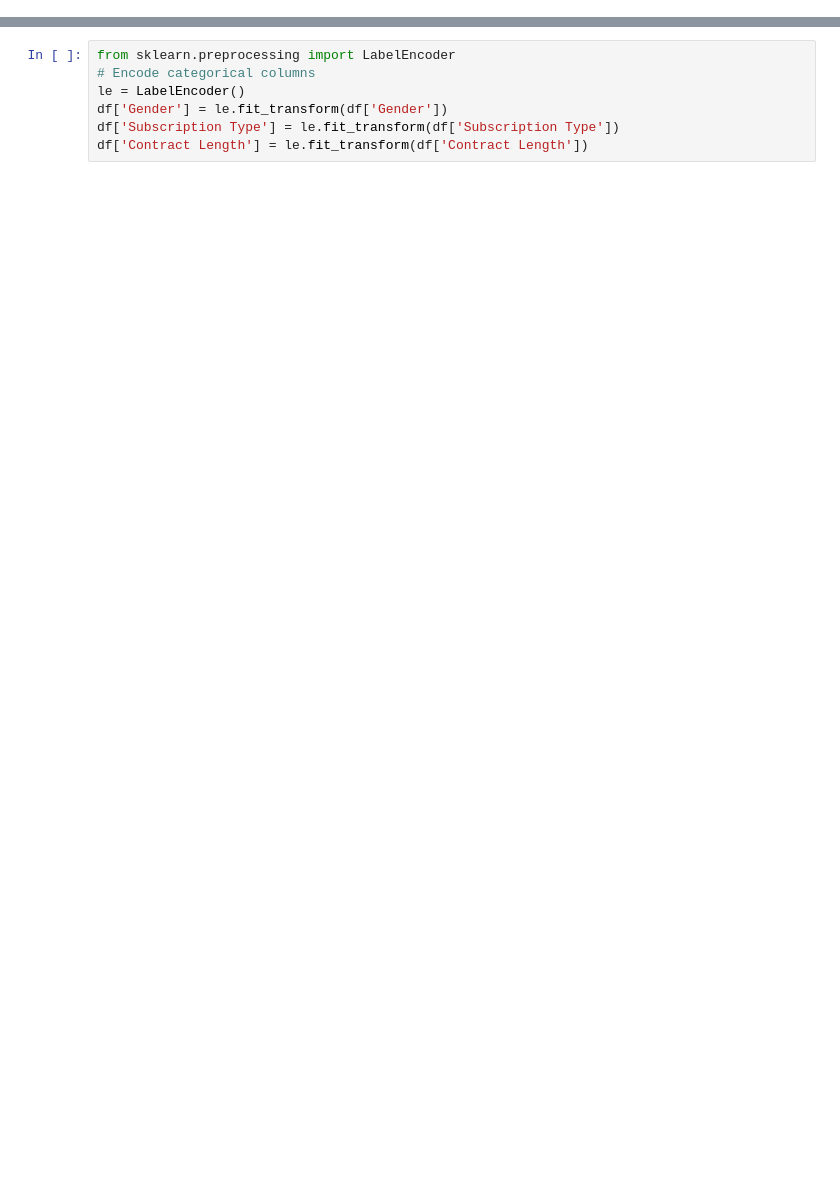
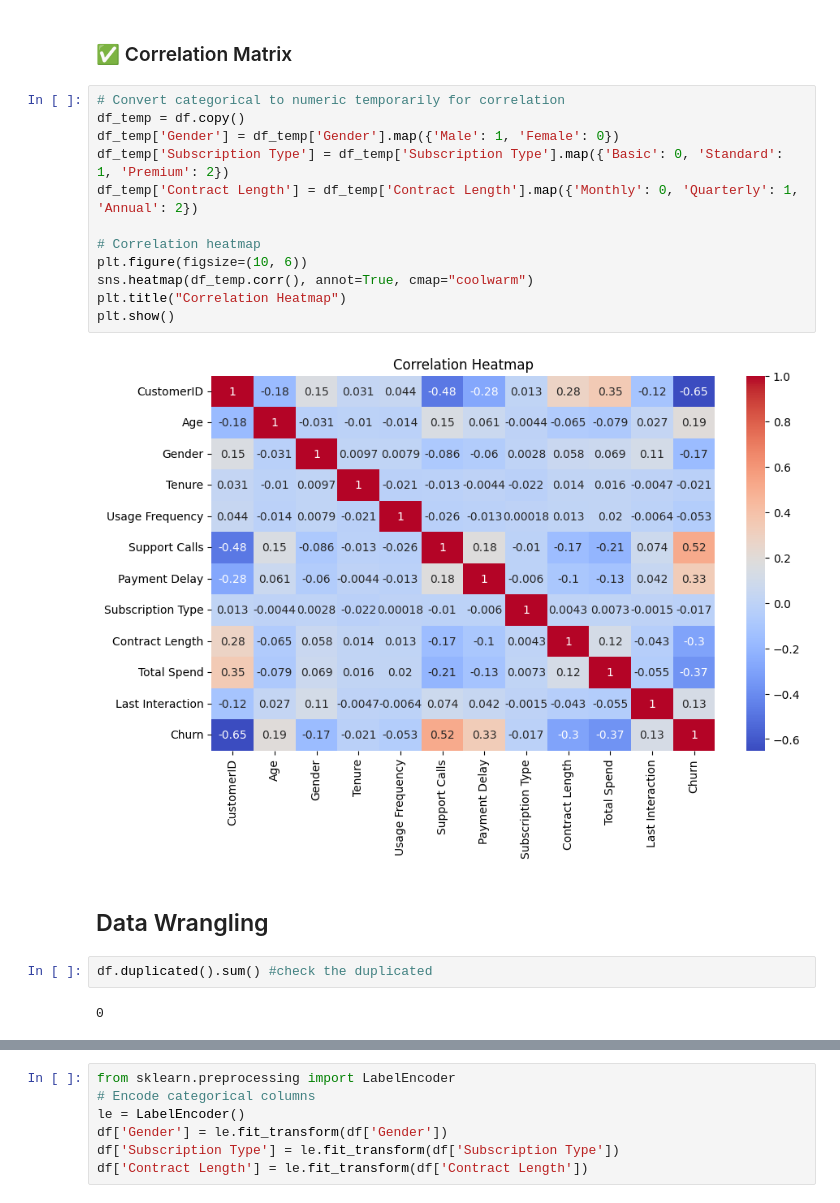
Before and after one commit to Shoaib1-coder/churn_prediction, a Jupyter notebook: churn.ipynb, the cells around one changed output, grey strips where cells are left out. Cells and saved outputs as stored; diff of their text form; blank space fills up the shorter version.

```diff
--- a/churn.ipynb
+++ b/churn.ipynb
@@ -53,0 +149,22 @@ df['Days Since Last Interaction'] = (pd.to_datetime("today") - df['Last Interact
+# %% [markdown]
+### ✅  Correlation Matrix
+# %%
+# Convert categorical to numeric temporarily for correlation
+df_temp = df.copy()
+df_temp['Gender'] = df_temp['Gender'].map({'Male': 1, 'Female': 0})
+df_temp['Subscription Type'] = df_temp['Subscription Type'].map({'Basic': 0, 'Standard': 1, 'Premium': 2})
+df_temp['Contract Length'] = df_temp['Contract Length'].map({'Monthly': 0, 'Quarterly': 1, 'Annual': 2})
+
+# Correlation heatmap
+plt.figure(figsize=(10, 6))
+sns.heatmap(df_temp.corr(), annot=True, cmap="coolwarm")
+plt.title("Correlation Heatmap")
+plt.show()
+# %% [output]
+[figure, added]
+# %% [markdown]
+## Data Wrangling
+# %%
+df.duplicated().sum() #check the duplicated
+# %% [output]
+0
```
Also changed, not shown: parts of 84 cells of this notebook, 16 other files.
